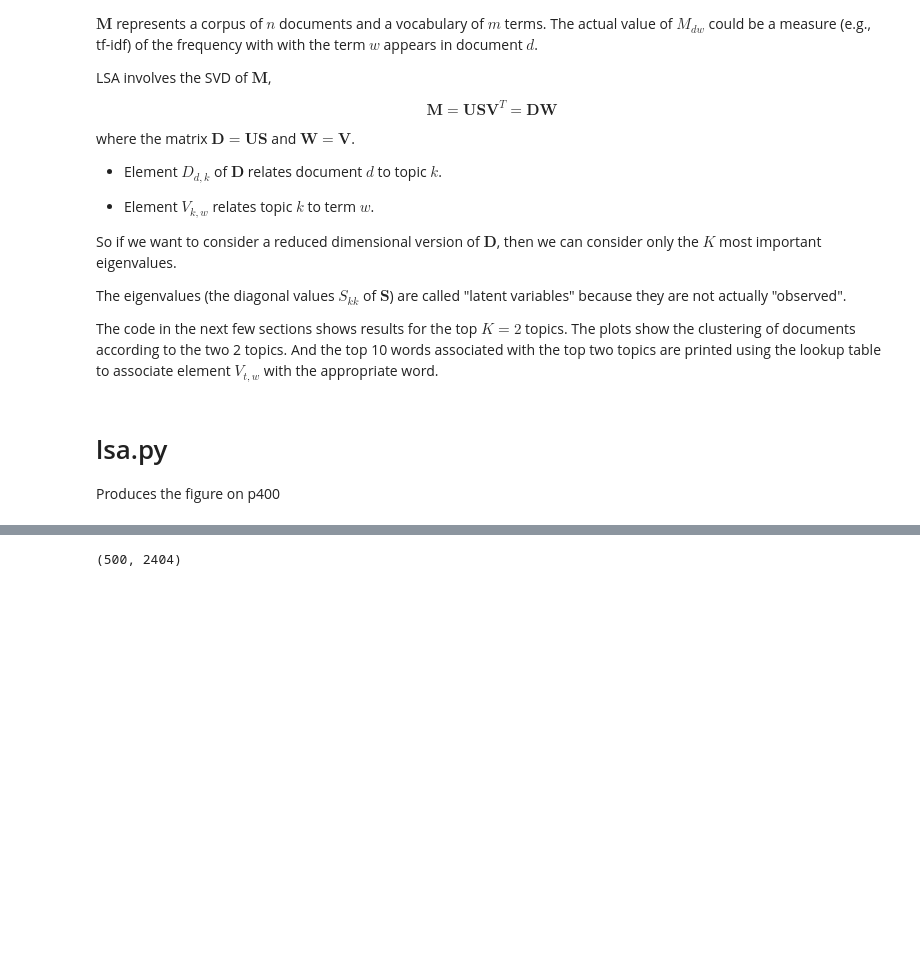
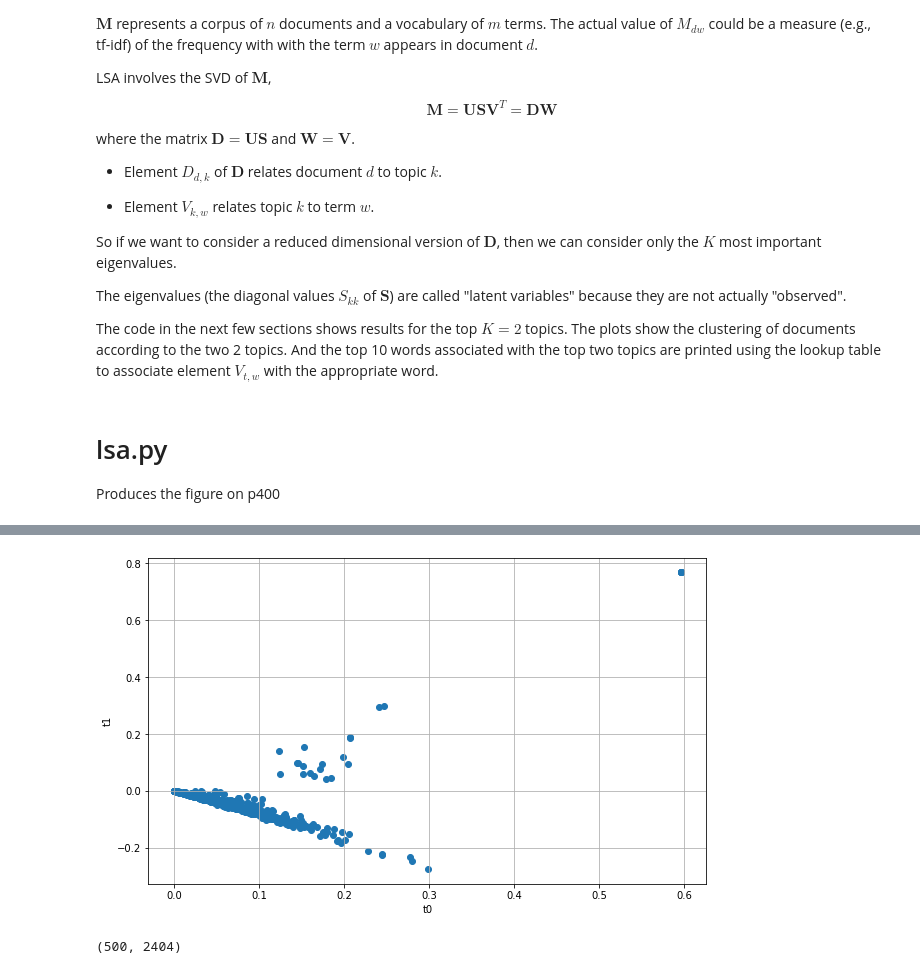
Before and after one commit to chinchuharris/fall2020, a Jupyter notebook: lab_lsa.ipynb, the cells around one changed output, grey strips where cells are left out. Saved outputs shown, nothing was run; the diff lists cells and outputs as text; code cells hidden in the pictures; blank space fills up the shorter version.

```diff
--- a/lab_lsa.ipynb
+++ b/lab_lsa.ipynb
@@ -107,8 +106,6 @@ The code in the next few sections shows results for the top $K=2$ topics. The pl
 
 Produces the figure on p400
 # %%
-from __future__ import print_function
-
 import numpy as np
 import matplotlib.pyplot as plt
 
@@ -132,51 +129,52 @@ def scatter_documents(X):
     ax.grid()
     plt.show()
 
+# Compose a corpus
+# This 500-sentence dataset reproduces the figure on p400
+sentences = brown.sents(categories=['news'])[0:500]
 
-if __name__ == '__main__':
-    # Compose a corpus
-    # This 500-sentence dataset reproduces the figure on p400
-    sentences = brown.sents(categories=['news'])[0:500]
+#########################################
+# WARNING: If you uncomment this version, it takes ~20 minutes to run in Colab
+# This uses two complete categories (total length ~8K)
+# This will reproduce the figure on p401
+##########################################
+# sentences = sentences = brown.sents(categories=['news', 'fiction'])
 
-    # This uses two complete categories (total length ~8K)
-    # This will reproduce the figure on p401
-    # WARNING: It takes ~20 minutes to run in Colab
-    sentences = sentences = brown.sents(categories=['news', 'fiction'])
+corpus = []
 
-    corpus = []
+for s in sentences:
+    corpus.append(' '.join(s))
 
-    for s in sentences:
-        corpus.append(' '.join(s))
+# Vectorize the corpus
+vectorizer = TfidfVectorizer(strip_accents='unicode', stop_words='english', sublinear_tf=True, use_idf=True)
+Xc = vectorizer.fit_transform(corpus).todense()
 
-    # Vectorize the corpus
-    vectorizer = TfidfVectorizer(strip_accents='unicode', stop_words='english', sublinear_tf=True, use_idf=True)
-    Xc = vectorizer.fit_transform(corpus).todense()
+# Perform SVD
+U, s, V = svd(Xc, full_matrices=False)
 
-    # Perform SVD
-    U, s, V = svd(Xc, full_matrices=False)
+# Extract a sub-space with rank=2
+rank = 2
 
-    # Extract a sub-space with rank=2
-    rank = 2
+Uk = U[:, 0:rank]
+sk = np.diag(s)[0:rank, 0:rank]
+Vk = V[0:rank, :]
 
-    Uk = U[:, 0:rank]
-    sk = np.diag(s)[0:rank, 0:rank]
-    Vk = V[0:rank, :]
+# Check the top-10 word per topic
+Mwts = np.argsort(np.abs(Vk), axis=1)[::-1]
 
-    # Check the top-10 word per topic
-    Mwts = np.argsort(np.abs(Vk), axis=1)[::-1]
+for t in range(rank):
+    print('\nTopic ' + str(t))
+    for i in range(10):
+        print(vectorizer.get_feature_names()[Mwts[t, i]])
 
-    for t in range(rank):
-        print('\nTopic ' + str(t))
-        for i in range(10):
-            print(vectorizer.get_feature_names()[Mwts[t, i]])
+# Compute the structure of a document
+print('\nSample document:')
+print(corpus[0])
 
-    # Compute the structure of a document
-    print('\nSample document:')
-    print(corpus[0])
+Mdtk = Uk.dot(sk)
+print('\nSample document in the topic sub-space:')
+print('d0 = %.2f*t1 + %.2f*t2' % (Mdtk[0][0], Mdtk[0][1]))
 
-    Mdtk = Uk.dot(sk)
-    print('\nSample document in the topic sub-space:')
-    print('d0 = %.2f*t1 + %.2f*t2' % (Mdtk[0][0], Mdtk[0][1]))
-
-    # Show a scatter plot of all documents
-    scatter_documents(Mdtk)
+# Show a scatter plot of all documents
+scatter_documents(Mdtk)
+# %% [output]
@@ -183,3 +198,4 @@ if __name__ == '__main__':
+[figure, added]
 # %%
 Xc.shape
 # %% [output]
```
Also changed, not shown: parts of 7 cells of this notebook.
